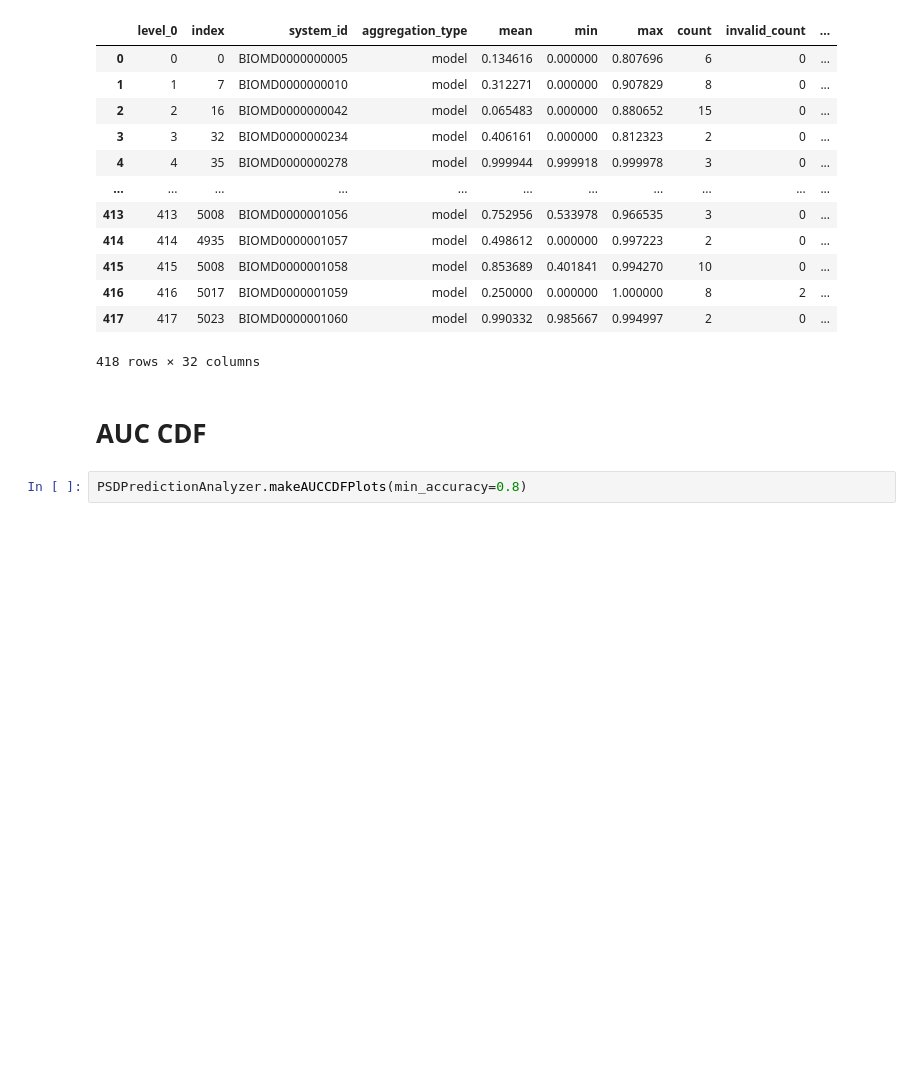
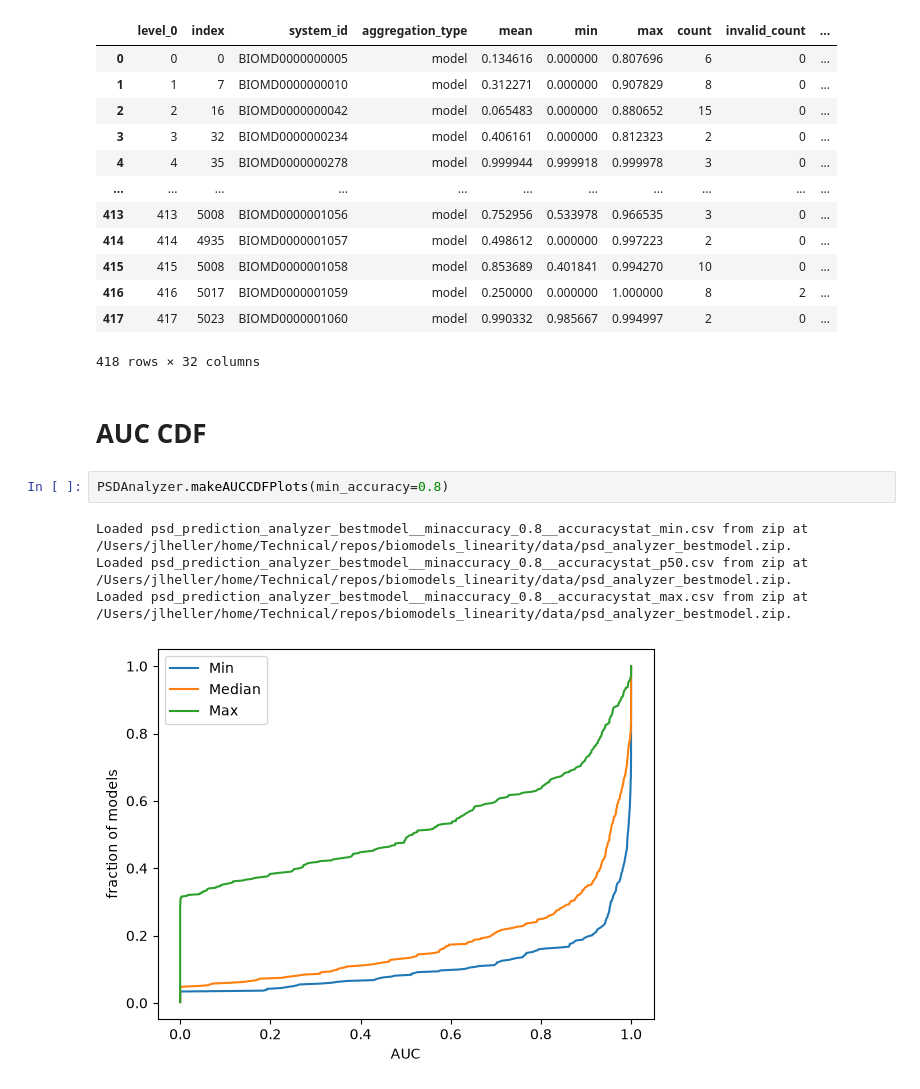
Before and after one commit to joseph-hellerstein/biomodels_linearity, a Jupyter notebook: notebooks/psd_prediction_analysis.ipynb, the cells around one changed output. Cells and saved outputs as stored; diff of their text form; blank space fills up the shorter version.

Commit message:
Use zip file for best models; add paper plots; document data provenance

```diff
--- a/notebooks/psd_prediction_analysis.ipynb
+++ b/notebooks/psd_prediction_analysis.ipynb
@@ -91,4 +122,9 @@ df
 # %% [markdown]
 # AUC CDF
 # %%
-PSDPredictionAnalyzer.makeAUCCDFPlots(min_accuracy=0.8)
+PSDAnalyzer.makeAUCCDFPlots(min_accuracy=0.8)
+# %% [output]
+Loaded psd_prediction_analyzer_bestmodel__minaccuracy_0.8__accuracystat_min.csv from zip at /Users/jlheller/home/Technical/repos/biomodels_linearity/data/psd_analyzer_bestmodel.zip.
+Loaded psd_prediction_analyzer_bestmodel__minaccuracy_0.8__accuracystat_p50.csv from zip at /Users/jlheller/home/Technical/repos/biomodels_linearity/data/psd_analyzer_bestmodel.zip.
+Loaded psd_prediction_analyzer_bestmodel__minaccuracy_0.8__accuracystat_max.csv from zip at /Users/jlheller/home/Technical/repos/biomodels_linearity/data/psd_analyzer_bestmodel.zip.
+[figure, added]
```
Also changed, not shown: parts of 5 cells of this notebook, 12 other files.
